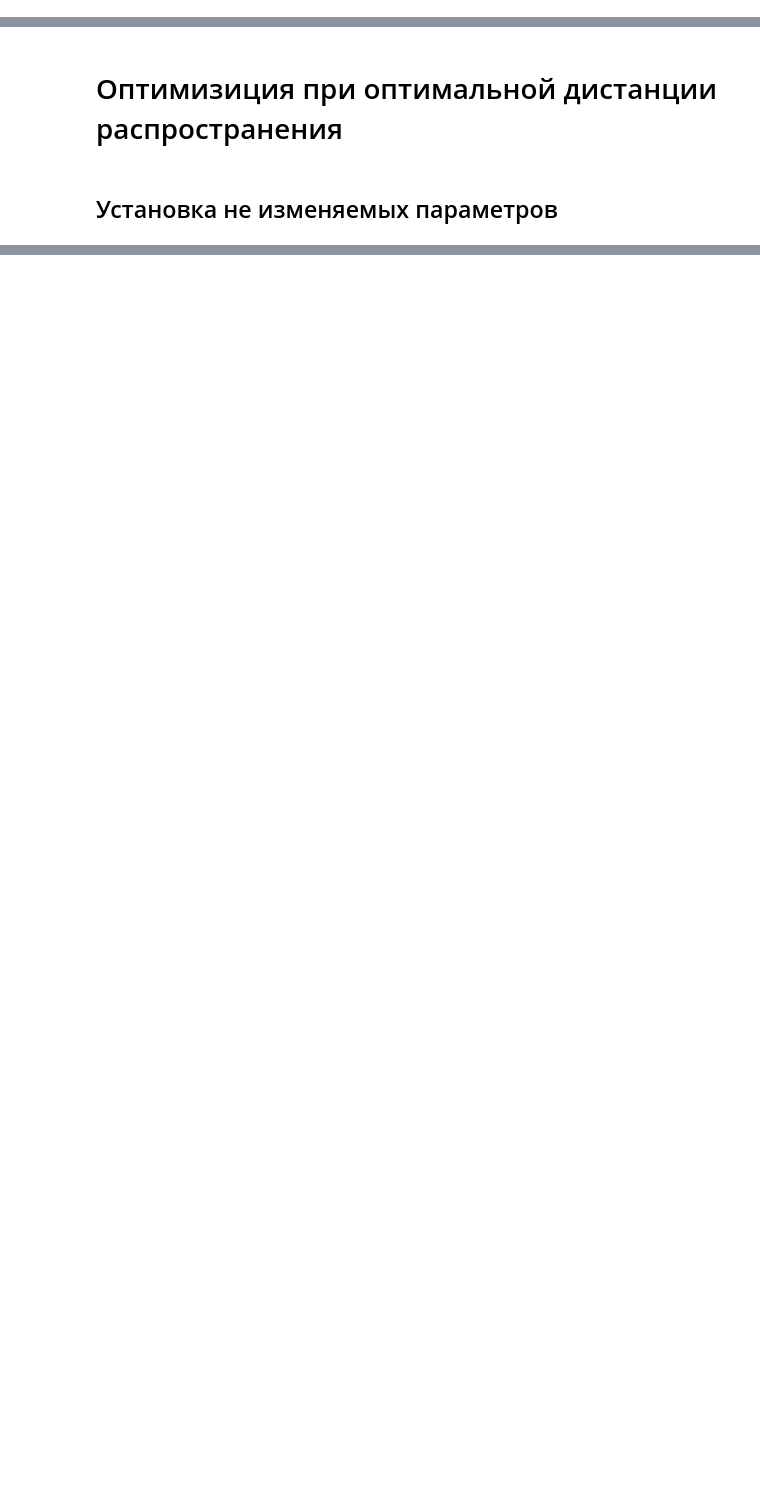
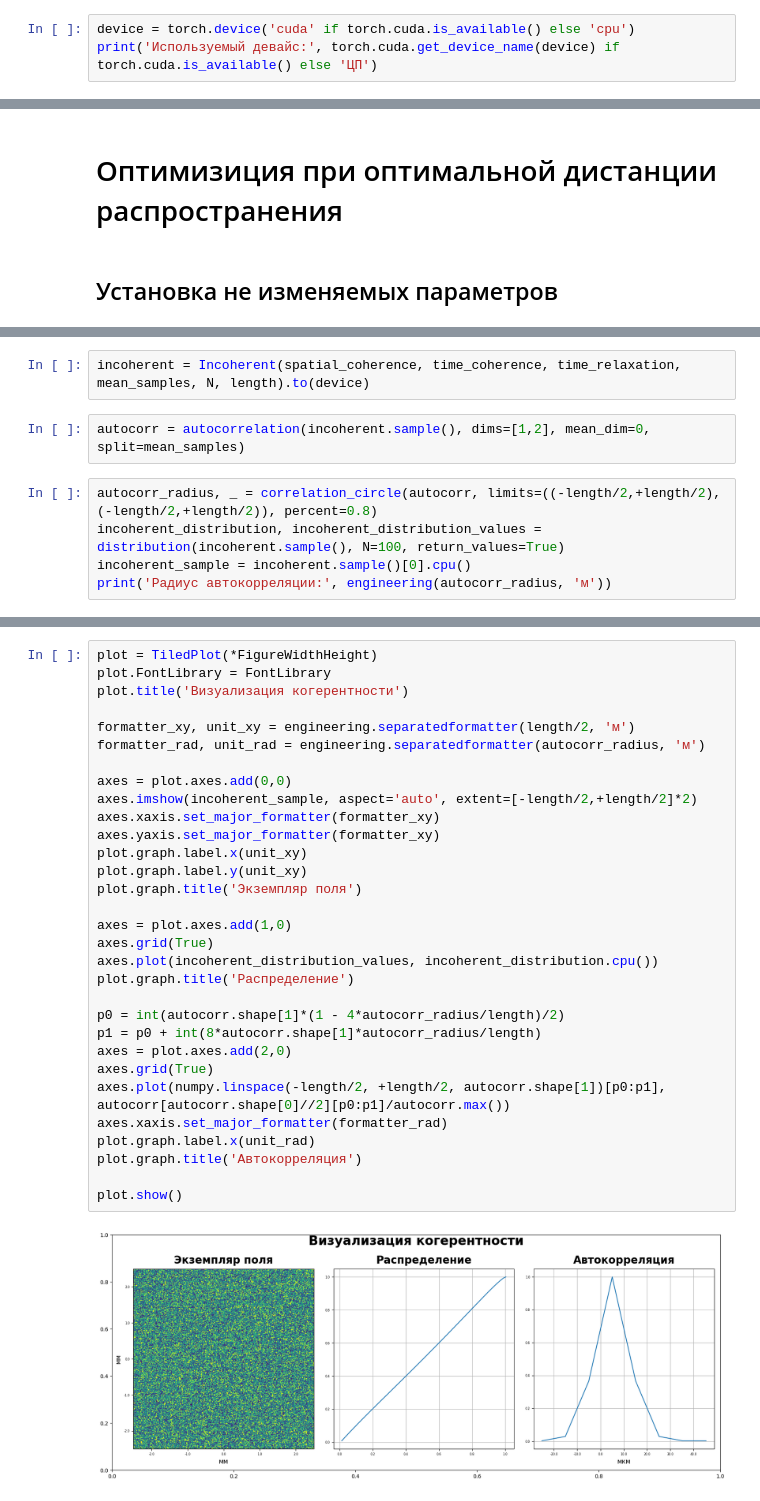
Before and after one commit to Belashov641618/OpticalEncoder, a Jupyter notebook: notebooks/ID2NN Training (optimal parameters).ipynb, the cells around one changed output, grey strips where cells are left out. Drawn from its saved outputs; the diff is of its cells as text; blank space fills up the shorter version.

```diff
--- a/notebooks/ID2NN Training (optimal parameters).ipynb
+++ b/notebooks/ID2NN Training (optimal parameters).ipynb
@@ -38,0 +45,3 @@ import timm
+# %%
+device = torch.device('cuda' if torch.cuda.is_available() else 'cpu')
+print('Используемый девайс:', torch.cuda.get_device_name(device) if torch.cuda.is_available() else 'ЦП')
@@ -56,0 +78,9 @@ N = int(length / size) * cppp
+# %%
+incoherent = Incoherent(spatial_coherence, time_coherence, time_relaxation, mean_samples, N, length).to(device)
+# %%
+autocorr = autocorrelation(incoherent.sample(), dims=[1,2], mean_dim=0, split=mean_samples)
+# %%
+autocorr_radius, _ = correlation_circle(autocorr, limits=((-length/2,+length/2),(-length/2,+length/2)), percent=0.8)
+incoherent_distribution, incoherent_distribution_values = distribution(incoherent.sample(), N=100, return_values=True)
+incoherent_sample = incoherent.sample()[0].cpu()
+print('Радиус автокорреляции:', engineering(autocorr_radius, 'м'))
@@ -56,0 +89,33 @@ N = int(length / size) * cppp
+# %%
+plot = TiledPlot(*FigureWidthHeight)
+plot.FontLibrary = FontLibrary
+plot.title('Визуализация когерентности')
+
+formatter_xy, unit_xy = engineering.separatedformatter(length/2, 'м')
+formatter_rad, unit_rad = engineering.separatedformatter(autocorr_radius, 'м')
+
+axes = plot.axes.add(0,0)
+axes.imshow(incoherent_sample, aspect='auto', extent=[-length/2,+length/2]*2)
+axes.xaxis.set_major_formatter(formatter_xy)
+axes.yaxis.set_major_formatter(formatter_xy)
+plot.graph.label.x(unit_xy)
+plot.graph.label.y(unit_xy)
+plot.graph.title('Экземпляр поля')
+
+axes = plot.axes.add(1,0)
+axes.grid(True)
+axes.plot(incoherent_distribution_values, incoherent_distribution.cpu())
+plot.graph.title('Распределение')
+
+p0 = int(autocorr.shape[1]*(1 - 4*autocorr_radius/length)/2)
+p1 = p0 + int(8*autocorr.shape[1]*autocorr_radius/length)
+axes = plot.axes.add(2,0)
+axes.grid(True)
+axes.plot(numpy.linspace(-length/2, +length/2, autocorr.shape[1])[p0:p1], autocorr[autocorr.shape[0]//2][p0:p1]/autocorr.max())
+axes.xaxis.set_major_formatter(formatter_rad)
+plot.graph.label.x(unit_rad)
+plot.graph.title('Автокорреляция')
+
+plot.show()
+# %% [output]
+[figure, added]
```
Also changed, not shown: parts of 26 cells of this notebook, 3 other files.
